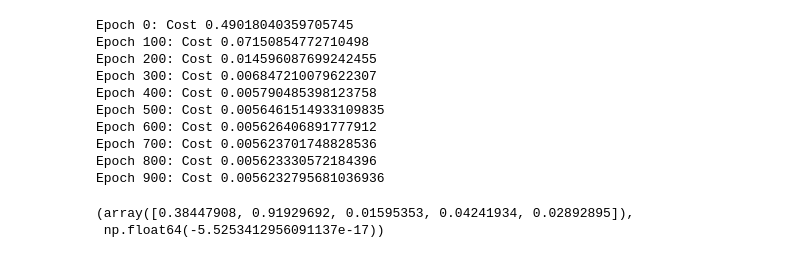
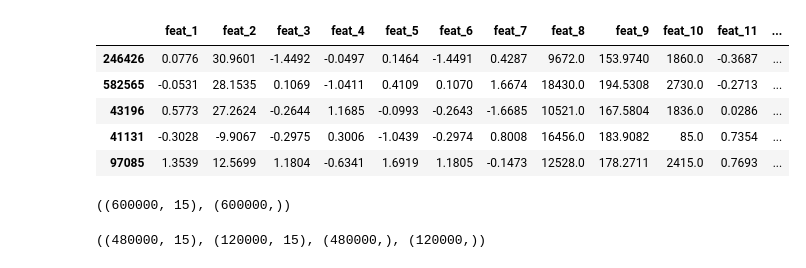
Before and after one commit to Mayank2305Mishra/ML_models_from_scratch, a Jupyter notebook: linear_regression.ipynb, the cells around one changed output. Saved outputs shown, nothing was run; the diff lists cells and outputs as text; code cells hidden in the pictures.

```diff
--- a/linear_regression.ipynb
+++ b/linear_regression.ipynb
@@ -6,2 +6,3 @@ from ml_library import LinearRegression
 # %%
-df = pd.read_csv('./dataset/linear_regression_dataset.csv')
+df = pd.read_csv('./dataset/Linear Regression Train.csv')
+df.shape
@@ -17,2 +10,0 @@ df.head()
-# %%
-df['Extracurricular Activities'] = df['Extracurricular Activities'].map({'Yes': 1, 'No': 0})
@@ -33,16 +10,0 @@ Y = np.array(Y)
-# %%
-model = LinearRegression(alpha=0.01, epochs=1000)
-model.fit(X, Y)
-# %% [output]
-Epoch 0: Cost 0.49018040359705745
-Epoch 100: Cost 0.07150854772710498
-Epoch 200: Cost 0.014596087699242455
-Epoch 300: Cost 0.006847210079622307
-Epoch 400: Cost 0.005790485398123758
-Epoch 500: Cost 0.0056461514933109835
-Epoch 600: Cost 0.005626406891777912
-Epoch 700: Cost 0.005623701748828536
-Epoch 800: Cost 0.005623330572184396
-Epoch 900: Cost 0.0056232795681036936
-(array([0.38447908, 0.91929692, 0.01595353, 0.04241934, 0.02892895]),
- np.float64(-5.5253412956091137e-17))
@@ -50,0 +11,24 @@ y_pred = model.predict(X)
+# %%
+df.sample(5)
+# %% [output]
+|  | feat_1 | feat_2 | feat_3 | feat_4 | feat_5 | feat_6 | feat_7 | feat_8 | feat_9 | feat_10 | feat_11 | ... |
+| 246426 | 0.0776 | 30.9601 | -1.4492 | -0.0497 | 0.1464 | -1.4491 | 0.4287 | 9672.0 | 153.9740 | 1860.0 | -0.3687 | ... |
+| 582565 | -0.0531 | 28.1535 | 0.1069 | -1.0411 | 0.4109 | 0.1070 | 1.6674 | 18430.0 | 194.5308 | 2730.0 | -0.2713 | ... |
+| 43196 | 0.5773 | 27.2624 | -0.2644 | 1.1685 | -0.0993 | -0.2643 | -1.6685 | 10521.0 | 167.5804 | 1836.0 | 0.0286 | ... |
+| 41131 | -0.3028 | -9.9067 | -0.2975 | 0.3006 | -1.0439 | -0.2974 | 0.8008 | 16456.0 | 183.9082 | 85.0 | 0.7354 | ... |
+| 97085 | 1.3539 | 12.5699 | 1.1804 | -0.6341 | 1.6919 | 1.1805 | -0.1473 | 12528.0 | 178.2711 | 2415.0 | 0.7693 | ... |
+# %%
+X = df.drop('target', axis=1).values
+y = df['target'].values
+X.shape, y.shape
+# %% [output]
+((600000, 15), (600000,))
+# %%
+X_train , X_test, y_train, y_test = train_test_split(X, y, test_size=0.2)
+
+X_train = z_score_normalization(X_train)
+X_test = z_score_normalization(X_test)
+
+X_train.shape, X_test.shape, y_train.shape, y_test.shape
+# %% [output]
+((480000, 15), (120000, 15), (480000,), (120000,))
```
Also changed, not shown: parts of 21 cells of this notebook, 13 other files.
